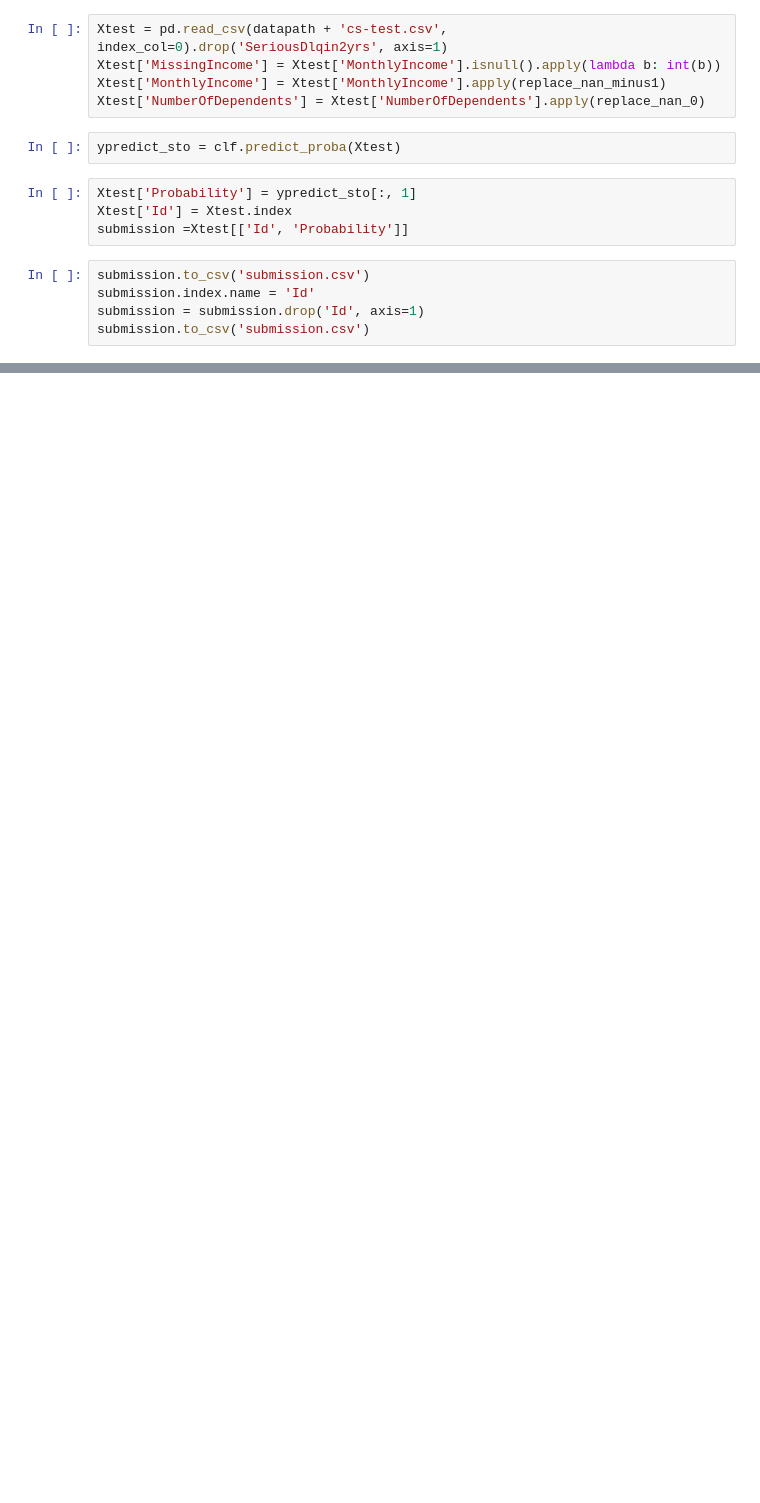
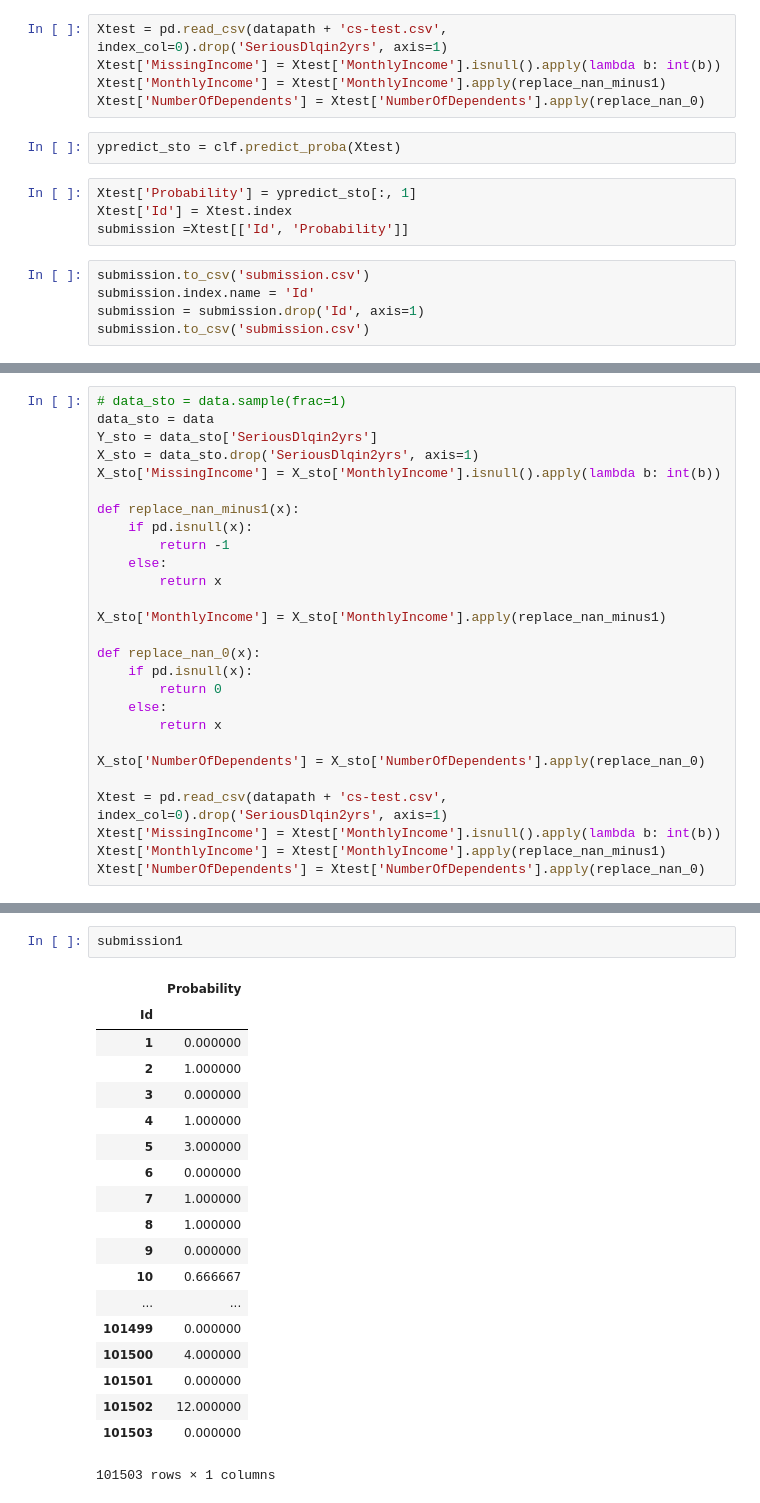
Before and after one commit to soma11soma11/Ecole_Polytechnique_ML, a Jupyter notebook: Day2/give_me_credit.ipynb, the cells around one changed output, grey strips where cells are left out. Cells and saved outputs as stored; diff of their text form; blank space fills up the shorter version.

```diff
--- a/Day2/give_me_credit.ipynb
+++ b/Day2/give_me_credit.ipynb
@@ -388,0 +475,27 @@ min(ypredict_sto[:, 1])
+# %%
+# data_sto = data.sample(frac=1)
+data_sto = data
+Y_sto = data_sto['SeriousDlqin2yrs']
+X_sto = data_sto.drop('SeriousDlqin2yrs', axis=1)
+X_sto['MissingIncome'] = X_sto['MonthlyIncome'].isnull().apply(lambda b: int(b))
+
+def replace_nan_minus1(x):
+    if pd.isnull(x):
+        return -1
+    else:
+        return x
+
+X_sto['MonthlyIncome'] = X_sto['MonthlyIncome'].apply(replace_nan_minus1)
+
+def replace_nan_0(x):
+    if pd.isnull(x):
+        return 0
+    else:
+        return x
+
+X_sto['NumberOfDependents'] = X_sto['NumberOfDependents'].apply(replace_nan_0)
+
+Xtest = pd.read_csv(datapath + 'cs-test.csv', index_col=0).drop('SeriousDlqin2yrs', axis=1)
+Xtest['MissingIncome'] = Xtest['MonthlyIncome'].isnull().apply(lambda b: int(b))
+Xtest['MonthlyIncome'] = Xtest['MonthlyIncome'].apply(replace_nan_minus1)
+Xtest['NumberOfDependents'] = Xtest['NumberOfDependents'].apply(replace_nan_0)
@@ -388,0 +624,22 @@ min(ypredict_sto[:, 1])
+# %%
+submission1
+# %% [output]
+|  | Probability |
+| Id |  |
+| 1 | 0.000000 |
+| 2 | 1.000000 |
+| 3 | 0.000000 |
+| 4 | 1.000000 |
+| 5 | 3.000000 |
+| 6 | 0.000000 |
+| 7 | 1.000000 |
+| 8 | 1.000000 |
+| 9 | 0.000000 |
+| 10 | 0.666667 |
+| ... | ... |
+| 101499 | 0.000000 |
+| 101500 | 4.000000 |
+| 101501 | 0.000000 |
+| 101502 | 12.000000 |
+| 101503 | 0.000000 |
+101503 rows × 1 columns
```
Also changed, not shown: parts of 20 cells of this notebook, 30 other files.
